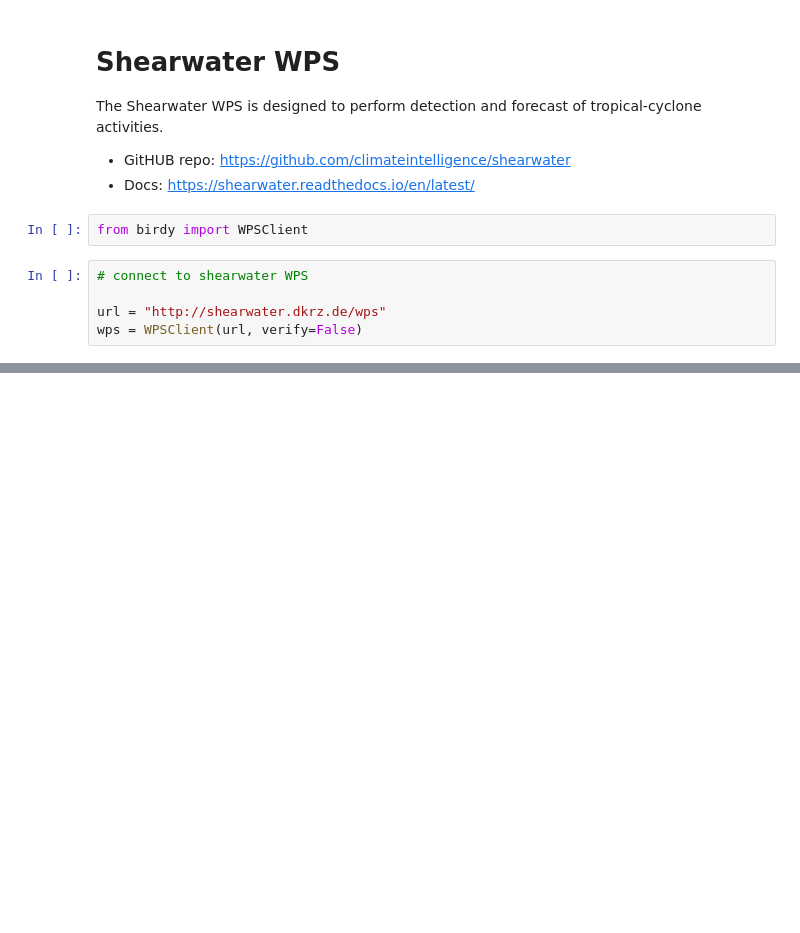
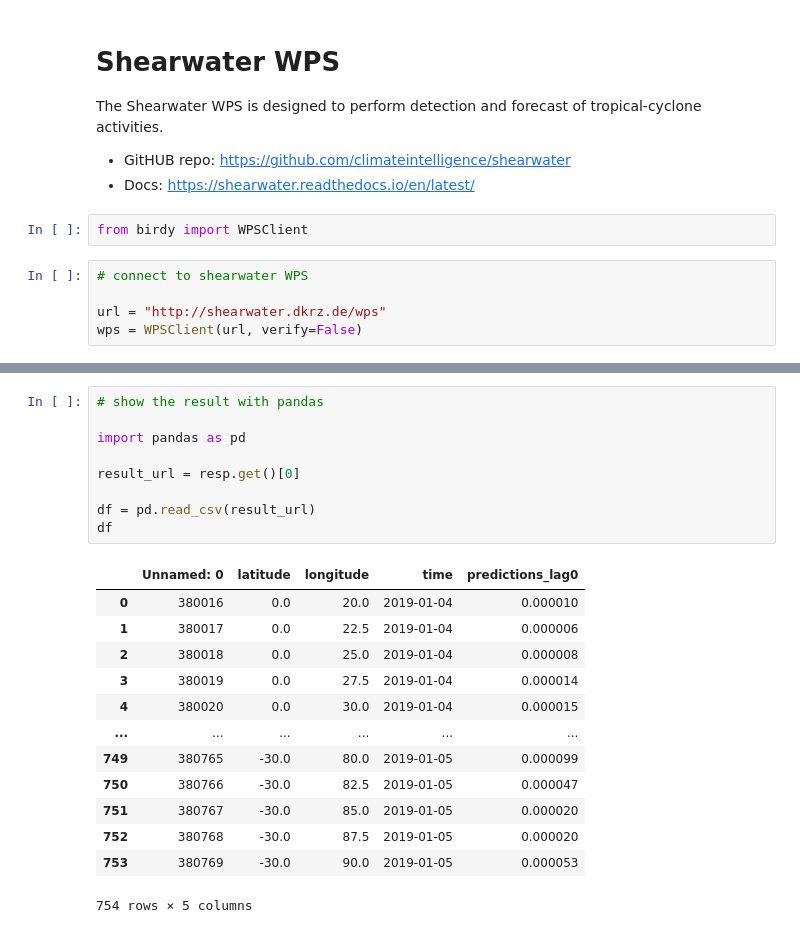
Before and after one commit to climateintelligence/CLINT-tutorials, a Jupyter notebook: notebooks/shearwater.ipynb, the cells around one changed output, grey strips where cells are left out. Drawn from its saved outputs; the diff is of its cells as text; blank space fills up the shorter version.

Commit message:
Update notebooks (#5)
* update notebooks ... shearwater ... show outputs

* update readme

```diff
--- a/notebooks/shearwater.ipynb
+++ b/notebooks/shearwater.ipynb
@@ -27,0 +71,23 @@ resp.status
+# %%
+# show the result with pandas
+
+import pandas as pd
+
+result_url = resp.get()[0]
+
+df = pd.read_csv(result_url)
+df
+# %% [output]
+|  | Unnamed: 0 | latitude | longitude | time | predictions_lag0 |
+| 0 | 380016 | 0.0 | 20.0 | 2019-01-04 | 0.000010 |
+| 1 | 380017 | 0.0 | 22.5 | 2019-01-04 | 0.000006 |
+| 2 | 380018 | 0.0 | 25.0 | 2019-01-04 | 0.000008 |
+| 3 | 380019 | 0.0 | 27.5 | 2019-01-04 | 0.000014 |
+| 4 | 380020 | 0.0 | 30.0 | 2019-01-04 | 0.000015 |
+| ... | ... | ... | ... | ... | ... |
+| 749 | 380765 | -30.0 | 80.0 | 2019-01-05 | 0.000099 |
+| 750 | 380766 | -30.0 | 82.5 | 2019-01-05 | 0.000047 |
+| 751 | 380767 | -30.0 | 85.0 | 2019-01-05 | 0.000020 |
+| 752 | 380768 | -30.0 | 87.5 | 2019-01-05 | 0.000020 |
+| 753 | 380769 | -30.0 | 90.0 | 2019-01-05 | 0.000053 |
+754 rows × 5 columns
```
Also changed, not shown: parts of 4 cells of this notebook, 4 other files.
